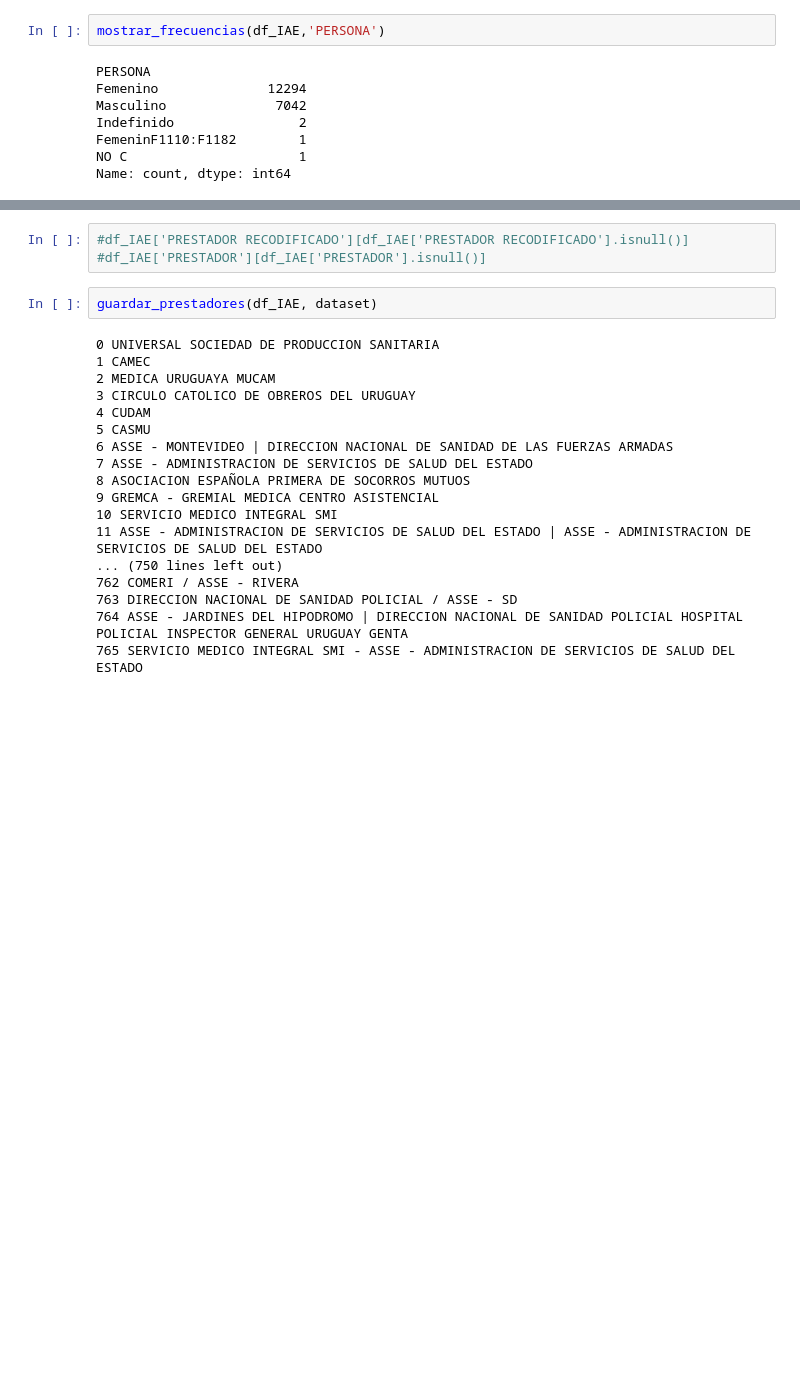
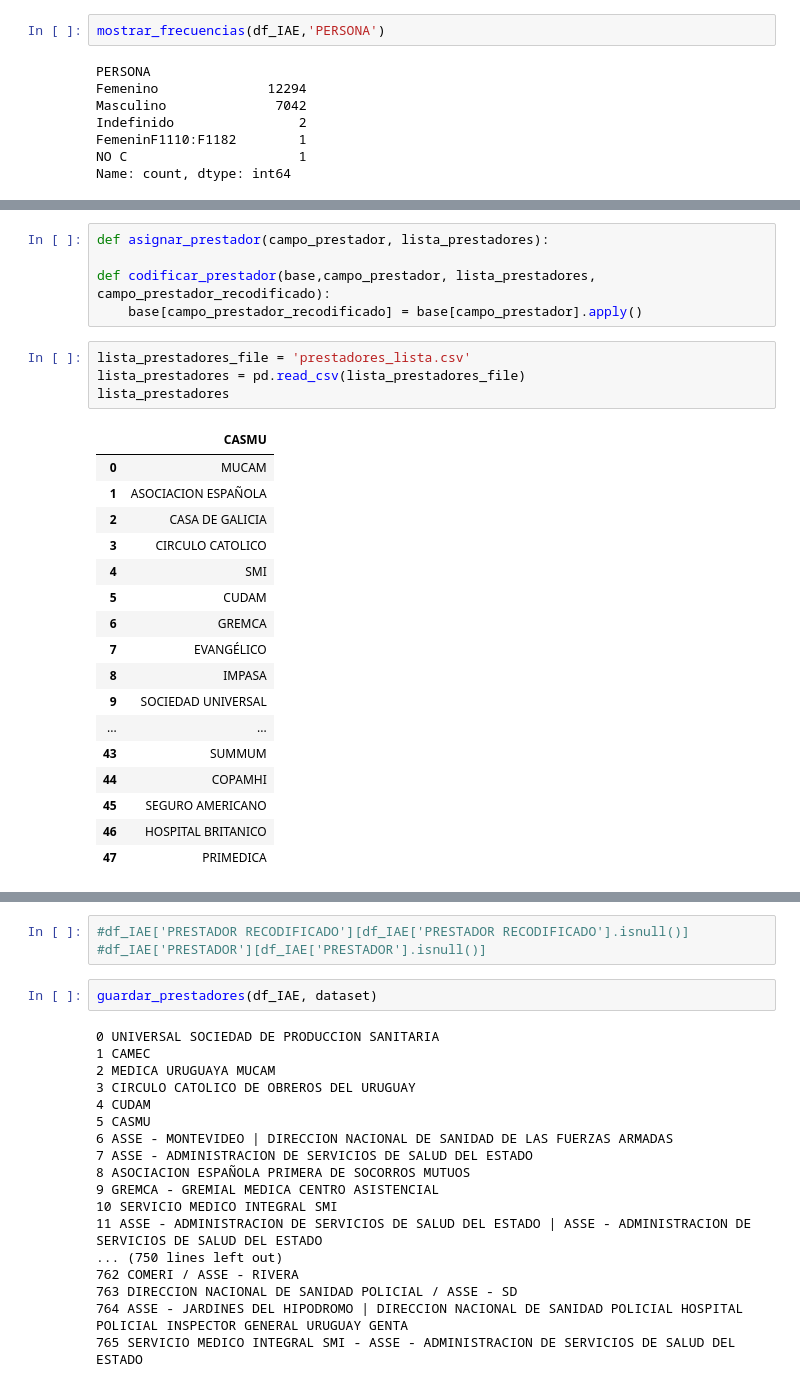
Before and after one commit to GuillermoCarbajal/Solucionadores, a Jupyter notebook: IAE_preprocesamiento_v2.ipynb, the cells around one changed output, grey strips where cells are left out. Drawn from its saved outputs; the diff is of its cells as text; blank space fills up the shorter version.

```diff
--- a/IAE_preprocesamiento_v2.ipynb
+++ b/IAE_preprocesamiento_v2.ipynb
@@ -758,3 +826,30 @@ Name: count, dtype: int64
+# %%
+def asignar_prestador(campo_prestador, lista_prestadores):
+
+def codificar_prestador(base,campo_prestador, lista_prestadores, campo_prestador_recodificado):
+    base[campo_prestador_recodificado] = base[campo_prestador].apply()
+# %%
+lista_prestadores_file = 'prestadores_lista.csv'
+lista_prestadores = pd.read_csv(lista_prestadores_file)
+lista_prestadores
+# %% [output]
+|  | CASMU |
+| 0 | MUCAM |
+| 1 | ASOCIACION ESPAÑOLA |
+| 2 | CASA DE GALICIA |
+| 3 | CIRCULO CATOLICO |
+| 4 | SMI |
+| 5 | CUDAM |
+| 6 | GREMCA |
+| 7 | EVANGÉLICO |
+| 8 | IMPASA |
+| 9 | SOCIEDAD UNIVERSAL |
+| ... | ... |
+| 43 | SUMMUM |
+| 44 | COPAMHI |
+| 45 | SEGURO AMERICANO |
+| 46 | HOSPITAL BRITANICO |
+| 47 | PRIMEDICA |
 # %%
 df_IAE = agregar_tipo_prestador_IAE(df_IAE, campo_prestador)
 mostrar_unicos(df_IAE, 'Tipo_prestador_IAE_')
```
Also changed, not shown: parts of 33 cells of this notebook, 12 other files.
